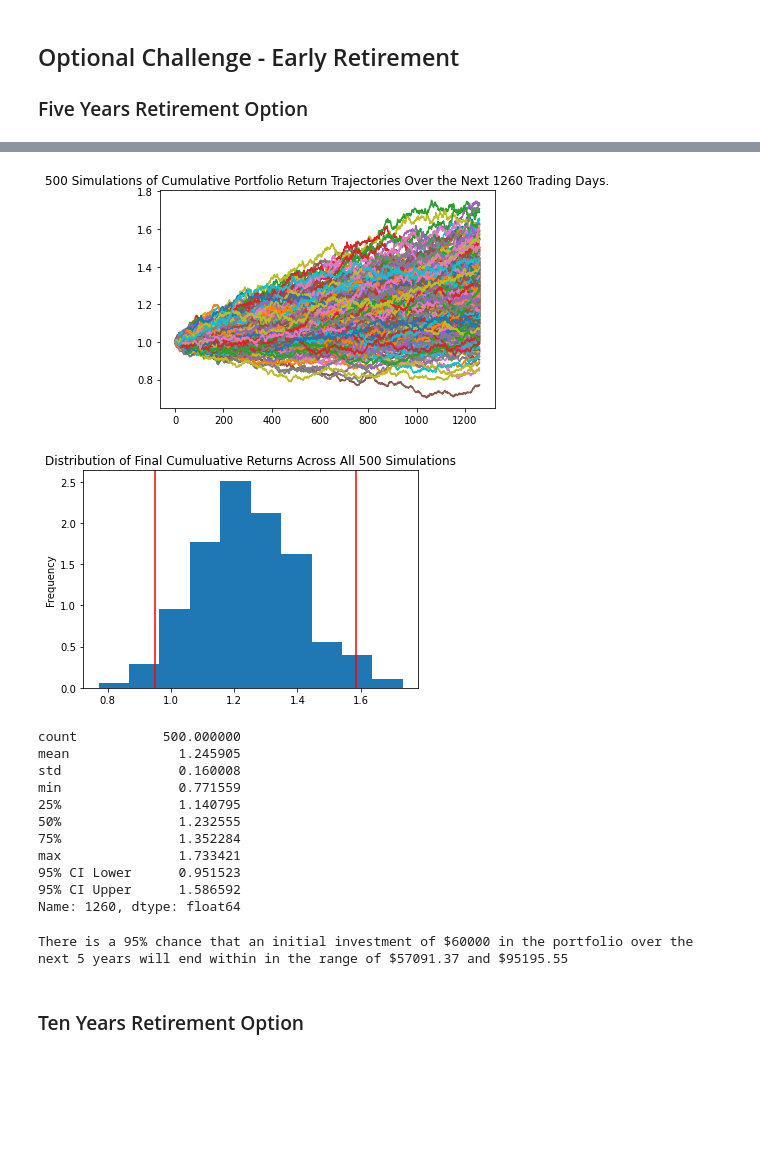
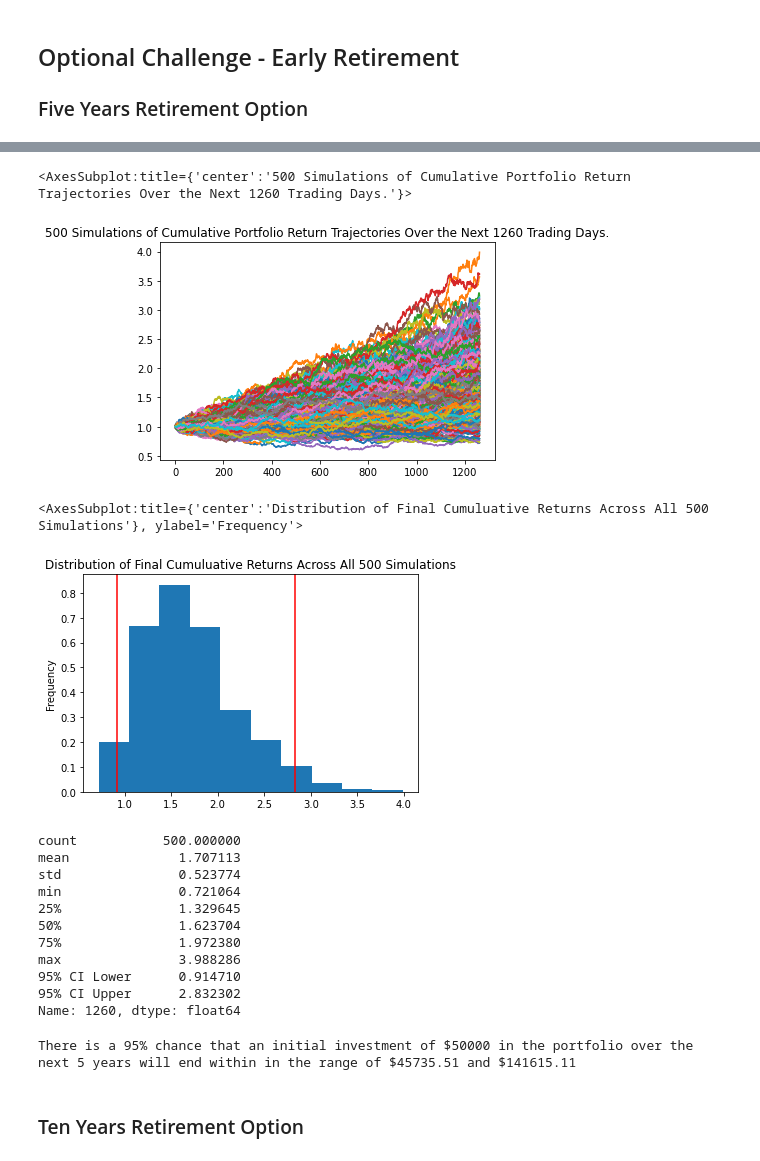
Before and after one commit to HemangLunagaria/api_homework, a Jupyter notebook: financial-planner.ipynb, the cells around one changed output, grey strips where cells are left out. Drawn from its saved outputs; the diff is of its cells as text; code cells hidden in the pictures; blank space fills up the shorter version.

```diff
--- a/financial-planner.ipynb
+++ b/financial-planner.ipynb
@@ -165,6 +197,13 @@ end_date = pd.Timestamp('2021-05-01', tz='America/New_York').isoformat()
 # Get 5 years' worth of historical data for SPY and AGG
 # (use a limit=1000 parameter to call the most recent 1000 days of data)
 # YOUR CODE HERE!
+df_stock_data = api.get_barset(
+    tickers,
+    timeframe,
+    start = start_date,
+    end = end_date,
+    limit=1000
+).df
 
 # Display sample data
 df_stock_data.head()
@@ -291,4 +348,13 @@ There is a 95% chance that an initial investment of $30000.0 in the portfolio ov
 
 
 ### Five Years Retirement Option
+# %%
+# Configuring a Monte Carlo simulation to forecast 5 years cumulative returns
+# YOUR CODE HERE!
+MC_stock_5 = MCSimulation(
+    portfolio_data = df_stock_data,
+    weights = [.40,.60],
+    num_simulation = 500,
+    num_trading_days = 252*5
+)
 # %%
@@ -331,43 +395,51 @@ Running Monte Carlo simulation number 490.
 # %%
 # Plot simulation outcomes
 # YOUR CODE HERE!
+MC_stock_5.plot_simulation()
 # %% [output]
+<AxesSubplot:title={'center':'500 Simulations of Cumulative Portfolio Return Trajectories Over the Next 1260 Trading Days.'}>
-[figure, old version]
+[figure, new version]
 # %%
 # Plot probability distribution and confidence intervals
 # YOUR CODE HERE!
+MC_stock_5.plot_distribution()
 # %% [output]
+<AxesSubplot:title={'center':'Distribution of Final Cumuluative Returns Across All 500 Simulations'}, ylabel='Frequency'>
-[figure, old version]
+[figure, new version]
 # %%
 # Fetch summary statistics from the Monte Carlo simulation results
 # YOUR CODE HERE!
+MC_stock_5_summary = MC_stock_5.summarize_cumulative_return()
 
 # Print summary statistics
 # YOUR CODE HERE!
+print(MC_stock_5_summary)
 # %% [output]
 count           500.000000
-mean              1.245905
-std               0.160008
-min               0.771559
-25%               1.140795
-50%               1.232555
-75%               1.352284
-max               1.733421
-95% CI Lower      0.951523
-95% CI Upper      1.586592
+mean              1.707113
+std               0.523774
+min               0.721064
+25%               1.329645
+50%               1.623704
+75%               1.972380
+max               3.988286
+95% CI Lower      0.914710
+95% CI Upper      2.832302
 Name: 1260, dtype: float64
 # %%
 # Set initial investment
 # YOUR CODE HERE!
-
+initial_investment = 50000
 # Use the lower and upper `95%` confidence intervals to calculate the range of the possible outcomes of our $60,000
 # YOUR CODE HERE!
+ci_lower_five = round(MC_stock_5_summary[8]*initial_investment,2)
+ci_upper_five = round(MC_stock_5_summary[9]*initial_investment,2)
 
 # Print results
 print(f"There is a 95% chance that an initial investment of ${initial_investment} in the portfolio"
       f" over the next 5 years will end within in the range of"
       f" ${ci_lower_five} and ${ci_upper_five}")
 # %% [output]
-There is a 95% chance that an initial investment of $60000 in the portfolio over the next 5 years will end within in the range of $57091.37 and $95195.55
+There is a 95% chance that an initial investment of $50000 in the portfolio over the next 5 years will end within in the range of $45735.51 and $141615.11
 # %% [markdown]
 ### Ten Years Retirement Option
```
Also changed, not shown: parts of 26 cells of this notebook.
